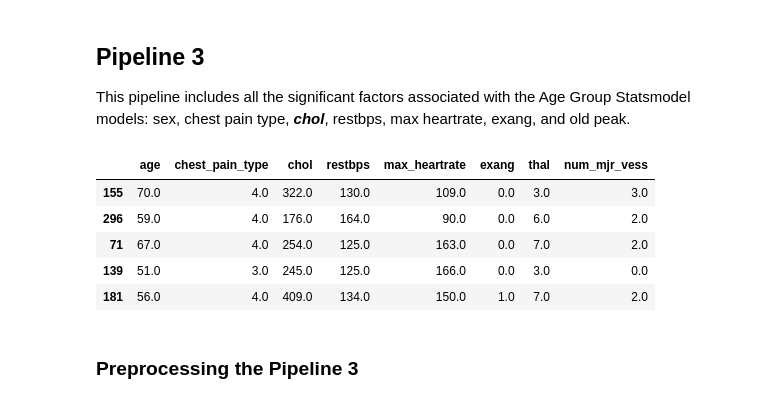
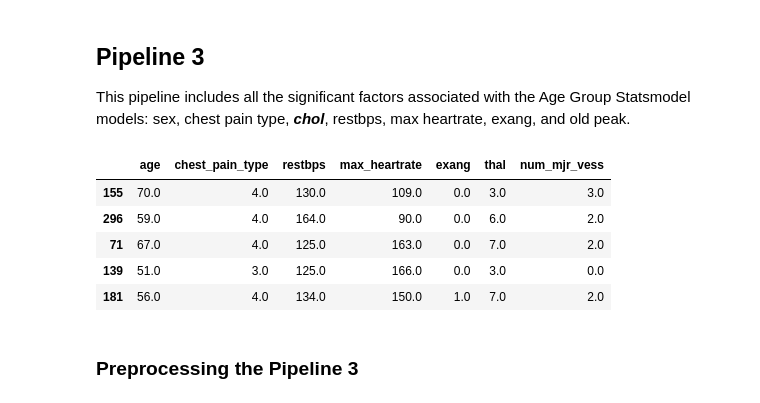
Before and after one commit to sowmyakrishnareddy/IMSE586, a Jupyter notebook: SOWMYA.ipynb, the cells around one changed output. Drawn from its saved outputs; the diff is of its cells as text; code cells hidden in the pictures.

```diff
--- a/SOWMYA.ipynb
+++ b/SOWMYA.ipynb
@@ -1351,28 +1364,28 @@ df_cm
 ## Pipeline 3
 This pipeline includes all the significant factors associated with the Age Group Statsmodel models: sex, chest pain type, ***chol***, restbps, max heartrate, exang, and old peak.
 # %%
-X3 = df[['age','chest_pain_type','chol','restbps','max_heartrate','exang', 'thal','num_mjr_vess']]
+X3 = df[['age','chest_pain_type','restbps','max_heartrate','exang','thal','num_mjr_vess']]
 
 y3 = df['heart_dx']
 
 # X2.head()
 
 
 X_train, X_test, y_train, y_test = train_test_split(X3, y3,
                                                     test_size=.2,
                                                     stratify=y3,
                                                     random_state=53
                                                     )
 X_test.head()
 
 #used stratify to equate those who have been diagnosed and those who haven't.
 # %% [output]
-|  | age | chest_pain_type | chol | restbps | max_heartrate | exang | thal | num_mjr_vess |
-| 155 | 70.0 | 4.0 | 322.0 | 130.0 | 109.0 | 0.0 | 3.0 | 3.0 |
-| 296 | 59.0 | 4.0 | 176.0 | 164.0 | 90.0 | 0.0 | 6.0 | 2.0 |
-| 71 | 67.0 | 4.0 | 254.0 | 125.0 | 163.0 | 0.0 | 7.0 | 2.0 |
-| 139 | 51.0 | 3.0 | 245.0 | 125.0 | 166.0 | 0.0 | 3.0 | 0.0 |
-| 181 | 56.0 | 4.0 | 409.0 | 134.0 | 150.0 | 1.0 | 7.0 | 2.0 |
+|  | age | chest_pain_type | restbps | max_heartrate | exang | thal | num_mjr_vess |
+| 155 | 70.0 | 4.0 | 130.0 | 109.0 | 0.0 | 3.0 | 3.0 |
+| 296 | 59.0 | 4.0 | 164.0 | 90.0 | 0.0 | 6.0 | 2.0 |
+| 71 | 67.0 | 4.0 | 125.0 | 163.0 | 0.0 | 7.0 | 2.0 |
+| 139 | 51.0 | 3.0 | 125.0 | 166.0 | 0.0 | 3.0 | 0.0 |
+| 181 | 56.0 | 4.0 | 134.0 | 150.0 | 1.0 | 7.0 | 2.0 |
 # %% [markdown]
 ### Preprocessing the Pipeline 3
 # %%
```
Also changed, not shown: parts of 20 cells of this notebook.
